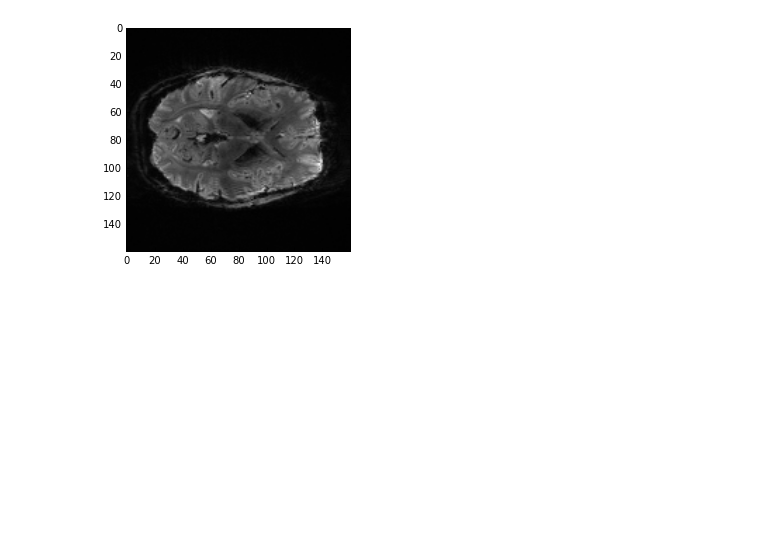
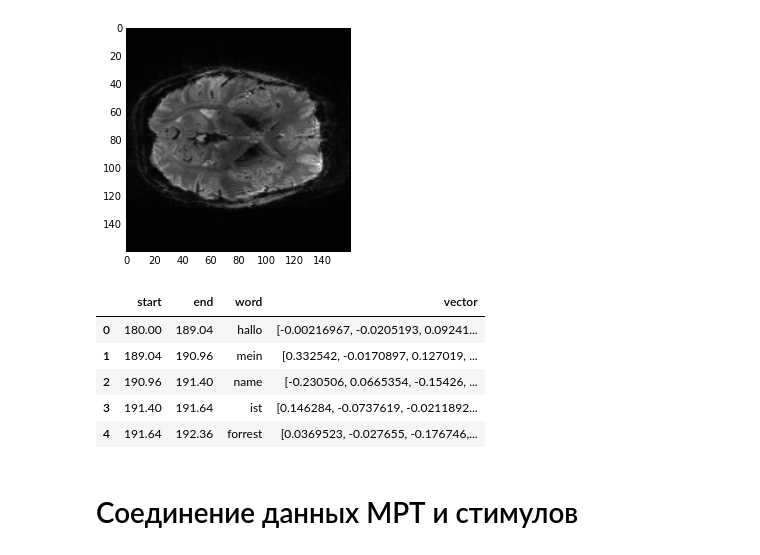
Before and after one commit to neurobigdata/Semantic-Atlas, a Jupyter notebook: ridge_regression.ipynb, the cells around one changed output. Drawn from its saved outputs; the diff is of its cells as text; code cells hidden in the pictures; blank space fills up the shorter version.

```diff
--- a/ridge_regression.ipynb
+++ b/ridge_regression.ipynb
@@ -265,3 +276,5 @@ data.head()
+# %%
+record_pd = pd.DataFrame(columns=['start', 'end', 'word'], data=records)
 # %%
 mri = nib.load('bold.nii.gz')
 mri_data= mri.get_data()
@@ -276,3 +289,21 @@ for i in range(20):
     time.sleep(0.5)
 # %% [output]
 [figure]
+# %%
+with open('word2vec_german_sub_Forrest_Gump.pickle', 'rb') as f_dict:
+    dictionary = pickle.load(f_dict)
+# %%
+def def_dict(word):
+    if word in dictionary.keys():
+        return dictionary[word]
+# %%
+record_pd['vector'] = map(def_dict, record_pd['word'])
+# %%
+record_pd.head()
+# %% [output]
+|  | start | end | word | vector |
+| 0 | 180.00 | 189.04 | hallo | [-0.00216967, -0.0205193, 0.09241... |
+| 1 | 189.04 | 190.96 | mein | [0.332542, -0.0170897, 0.127019, ... |
+| 2 | 190.96 | 191.40 | name | [-0.230506, 0.0665354, -0.15426, ... |
+| 3 | 191.40 | 191.64 | ist | [0.146284, -0.0737619, -0.0211892... |
+| 4 | 191.64 | 192.36 | forrest | [0.0369523, -0.027655, -0.176746,... |
@@ -278,0 +312,2 @@ for i in range(20):
+# %% [markdown]
+# Соединение данных МРТ и стимулов
```
Also changed, not shown: parts of 18 cells of this notebook.
